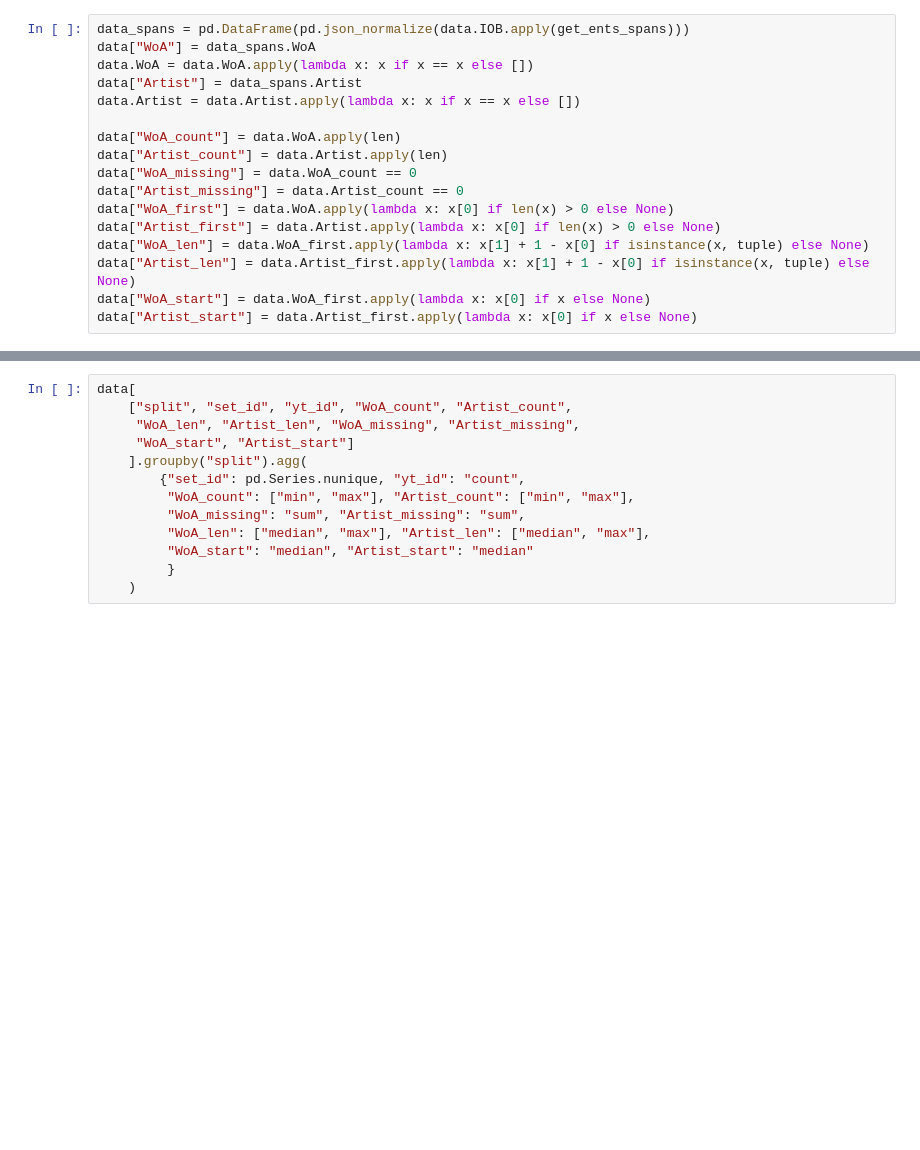
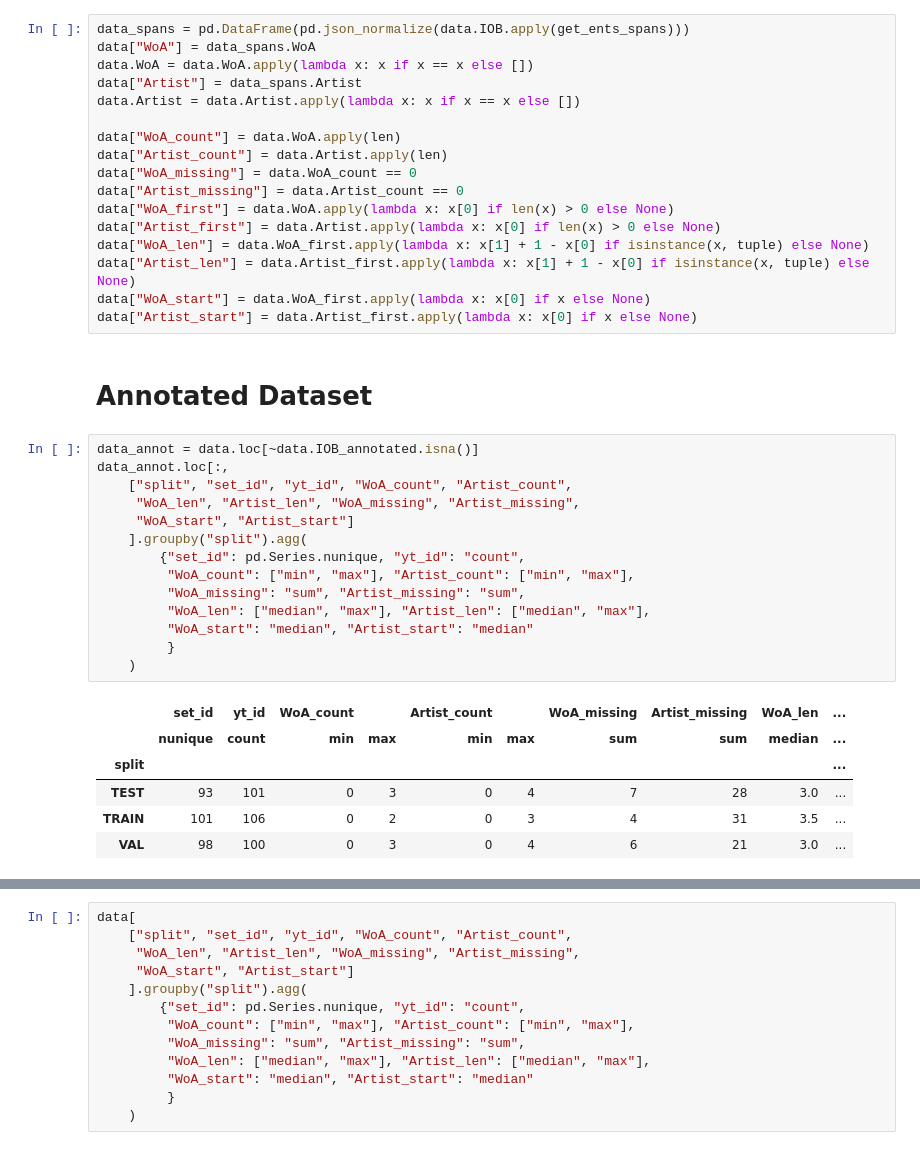
Before and after one commit to progsi/YTUnCoverLLM, a Jupyter notebook: notebooks/dataset.ipynb, the cells around one changed output, grey strips where cells are left out. Drawn from its saved outputs; the diff is of its cells as text; blank space fills up the shorter version.

```diff
--- a/notebooks/dataset.ipynb
+++ b/notebooks/dataset.ipynb
@@ -24,3 +24,26 @@ data["WoA_len"] = data.WoA_first.apply(lambda x: x[1] + 1 - x[0] if isinstance(x
 data["Artist_len"] = data.Artist_first.apply(lambda x: x[1] + 1 - x[0] if isinstance(x, tuple) else None)
 data["WoA_start"] = data.WoA_first.apply(lambda x: x[0] if x else None)
 data["Artist_start"] = data.Artist_first.apply(lambda x: x[0] if x else None)
+# %% [markdown]
+# Annotated Dataset
+# %%
+data_annot = data.loc[~data.IOB_annotated.isna()]
+data_annot.loc[:,
+    ["split", "set_id", "yt_id", "WoA_count", "Artist_count",
+     "WoA_len", "Artist_len", "WoA_missing", "Artist_missing",
+     "WoA_start", "Artist_start"]
+    ].groupby("split").agg(
+        {"set_id": pd.Series.nunique, "yt_id": "count",
+         "WoA_count": ["min", "max"], "Artist_count": ["min", "max"],
+         "WoA_missing": "sum", "Artist_missing": "sum",
+         "WoA_len": ["median", "max"], "Artist_len": ["median", "max"],
+         "WoA_start": "median", "Artist_start": "median"
+         }
+    )
+# %% [output]
+|  | set_id | yt_id | WoA_count |  | Artist_count |  | WoA_missing | Artist_missing | WoA_len | ... |
+|  | nunique | count | min | max | min | max | sum | sum | median | ... |
+| split |  |  |  |  |  |  |  |  |  | ... |
+| TEST | 93 | 101 | 0 | 3 | 0 | 4 | 7 | 28 | 3.0 | ... |
+| TRAIN | 101 | 106 | 0 | 2 | 0 | 3 | 4 | 31 | 3.5 | ... |
+| VAL | 98 | 100 | 0 | 3 | 0 | 4 | 6 | 21 | 3.0 | ... |
```
Also changed, not shown: parts of 14 cells of this notebook, 3 other files.
